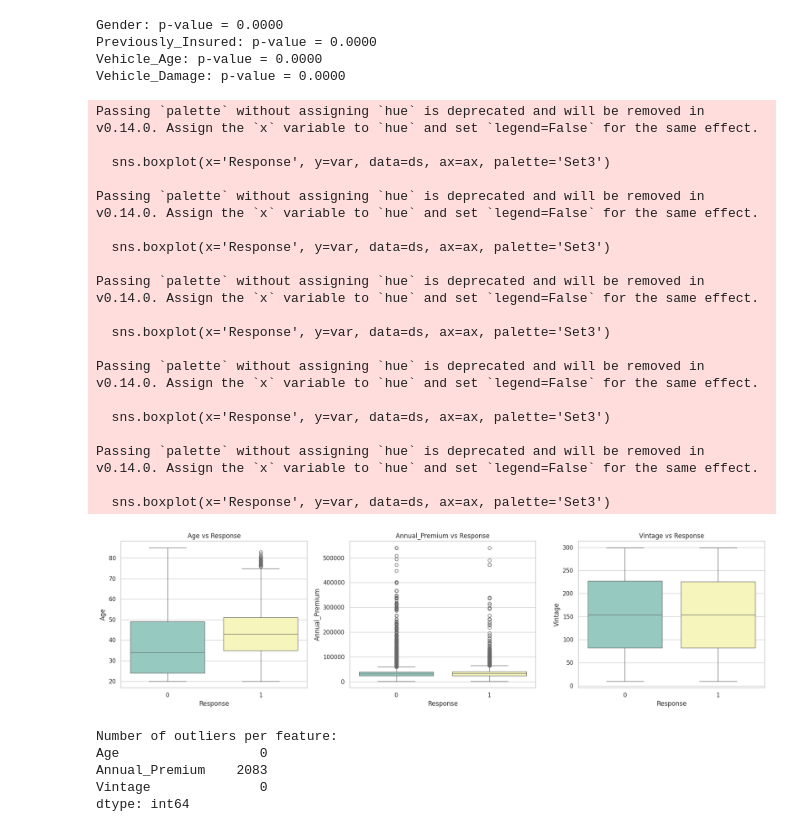
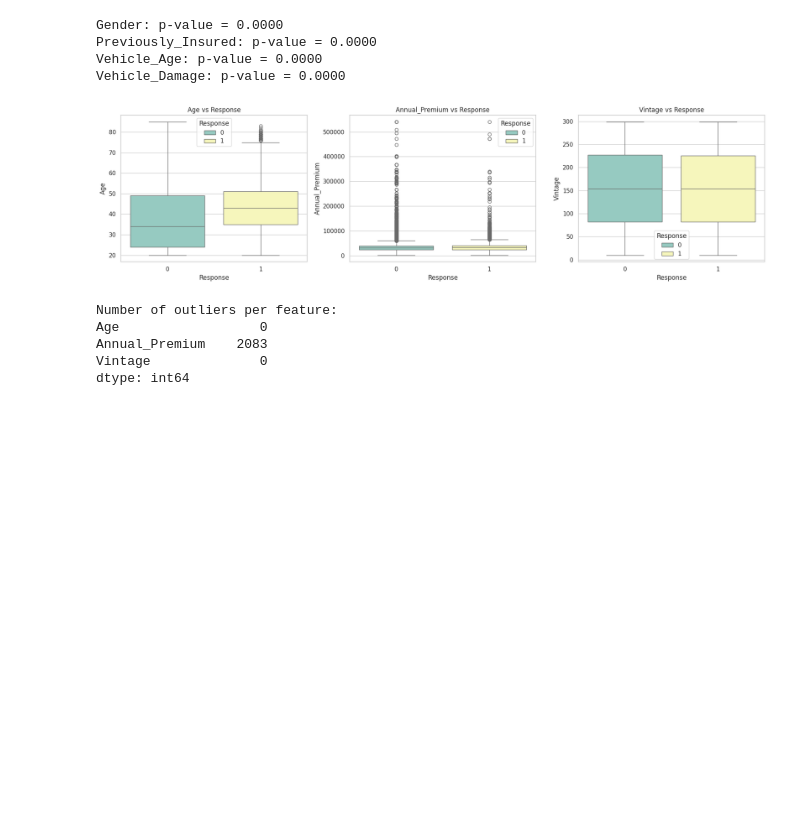
Before and after one commit to LorenzoVu/Cross-selling-of-insurance-policies, a Jupyter notebook: cross-selling.ipynb, the cells around one changed output. Drawn from its saved outputs; the diff is of its cells as text; code cells hidden in the pictures; blank space fills up the shorter version.

```diff
--- a/cross-selling.ipynb
+++ b/cross-selling.ipynb
@@ -131,33 +128,14 @@ Vehicle_Damage: p-value = 0.0000
 # %%
 # Numerical variables vs Response
 num_vars = ['Age', 'Annual_Premium', 'Vintage']
 fig, axes = plt.subplots(1, 3, figsize=(18,5))
 for ax, var in zip(axes, num_vars):
-    sns.boxplot(x='Response', y=var, data=ds, ax=ax, palette='Set3')
+    sns.boxplot(x='Response', y=var, data=ds, ax=ax, palette='Set3', hue='Response')
     ax.set_title(f'{var} vs Response')
 plt.tight_layout()
 plt.show()
 # %% [output]
-Passing `palette` without assigning `hue` is deprecated and will be removed in v0.14.0. Assign the `x` variable to `hue` and set `legend=False` for the same effect.
-
-  sns.boxplot(x='Response', y=var, data=ds, ax=ax, palette='Set3')
-
-Passing `palette` without assigning `hue` is deprecated and will be removed in v0.14.0. Assign the `x` variable to `hue` and set `legend=False` for the same effect.
-
-  sns.boxplot(x='Response', y=var, data=ds, ax=ax, palette='Set3')
-
-Passing `palette` without assigning `hue` is deprecated and will be removed in v0.14.0. Assign the `x` variable to `hue` and set `legend=False` for the same effect.
-
-  sns.boxplot(x='Response', y=var, data=ds, ax=ax, palette='Set3')
-
-Passing `palette` without assigning `hue` is deprecated and will be removed in v0.14.0. Assign the `x` variable to `hue` and set `legend=False` for the same effect.
-
-  sns.boxplot(x='Response', y=var, data=ds, ax=ax, palette='Set3')
-
-Passing `palette` without assigning `hue` is deprecated and will be removed in v0.14.0. Assign the `x` variable to `hue` and set `legend=False` for the same effect.
-
-  sns.boxplot(x='Response', y=var, data=ds, ax=ax, palette='Set3')
-[figure, old version]
+[figure, new version]
 # %%
 # Outlier detection using z-score
 outliers = (np.abs(ds[num_vars].apply(zscore)) > 3).sum()
```
Also changed, not shown: parts of 3 cells of this notebook.
